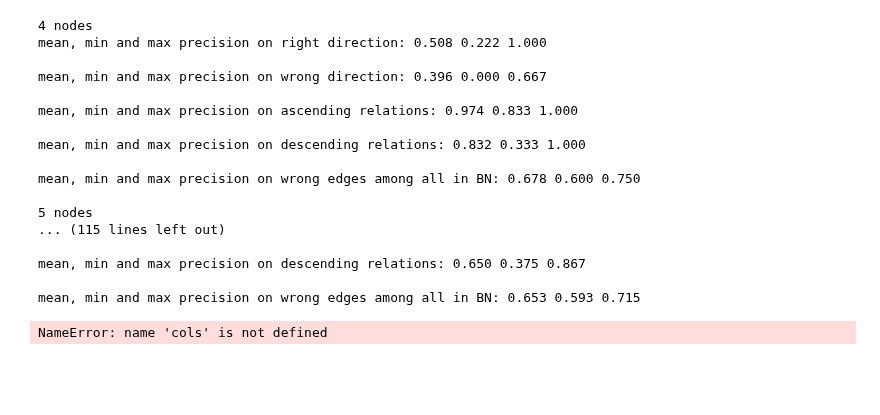
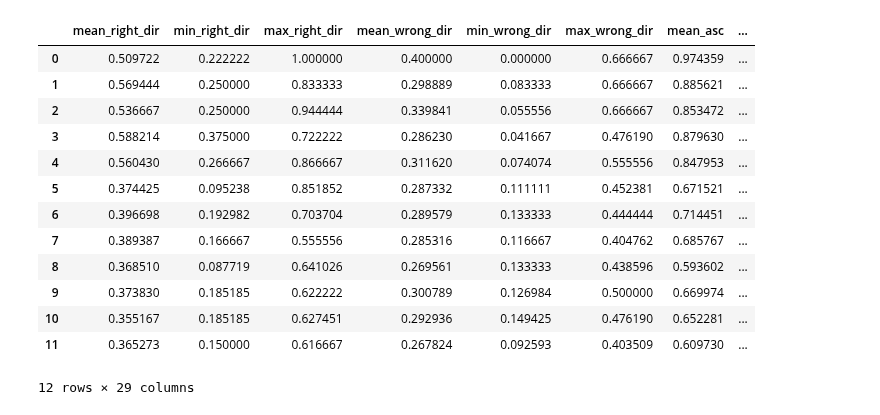
Before and after one commit to dmitry-grigorev/BAMT, a Jupyter notebook: experiments3/Experiments_synth_3.ipynb, the cells around one changed output. Cells and saved outputs as stored; diff of their text form; code cells hidden in the pictures; blank space fills up the shorter version.

```diff
--- a/experiments3/Experiments_synth_3.ipynb
+++ b/experiments3/Experiments_synth_3.ipynb
@@ -64,24 +47,5 @@ table
 table1 = list()
 for i in range(4, 16):
     print(f"{i} nodes")
-    table1.append([ex3aux.simulation(i, transitive_mode=True)])
-table1 = pd.DataFrame(table1, columns=cols, index=list(range(4,16)))
+    print("")
+    table1.append(ex3aux.simulation(i, scoring=("K2", K2Score), transitive_mode=True))
-# %% [output]
-4 nodes
-mean, min and max precision on right direction: 0.508 0.222 1.000
-
-mean, min and max precision on wrong direction: 0.396 0.000 0.667
-
-mean, min and max precision on ascending relations: 0.974 0.833 1.000
-
-mean, min and max precision on descending relations: 0.832 0.333 1.000
-
-mean, min and max precision on wrong edges among all in BN: 0.678 0.600 0.750
-
-5 nodes
-... (115 lines left out)
-
-mean, min and max precision on descending relations: 0.650 0.375 0.867
-
-mean, min and max precision on wrong edges among all in BN: 0.653 0.593 0.715
-NameError: name 'cols' is not defined
@@ -89,0 +52,17 @@ table1
+# %%
+pd.DataFrame([table1[k] for k in range(12)], columns=cols)
+# %% [output]
+|  | mean_right_dir | min_right_dir | max_right_dir | mean_wrong_dir | min_wrong_dir | max_wrong_dir | mean_asc | ... |
+| 0 | 0.509722 | 0.222222 | 1.000000 | 0.400000 | 0.000000 | 0.666667 | 0.974359 | ... |
+| 1 | 0.569444 | 0.250000 | 0.833333 | 0.298889 | 0.083333 | 0.666667 | 0.885621 | ... |
+| 2 | 0.536667 | 0.250000 | 0.944444 | 0.339841 | 0.055556 | 0.666667 | 0.853472 | ... |
+| 3 | 0.588214 | 0.375000 | 0.722222 | 0.286230 | 0.041667 | 0.476190 | 0.879630 | ... |
+| 4 | 0.560430 | 0.266667 | 0.866667 | 0.311620 | 0.074074 | 0.555556 | 0.847953 | ... |
+| 5 | 0.374425 | 0.095238 | 0.851852 | 0.287332 | 0.111111 | 0.452381 | 0.671521 | ... |
+| 6 | 0.396698 | 0.192982 | 0.703704 | 0.289579 | 0.133333 | 0.444444 | 0.714451 | ... |
+| 7 | 0.389387 | 0.166667 | 0.555556 | 0.285316 | 0.116667 | 0.404762 | 0.685767 | ... |
+| 8 | 0.368510 | 0.087719 | 0.641026 | 0.269561 | 0.133333 | 0.438596 | 0.593602 | ... |
+| 9 | 0.373830 | 0.185185 | 0.622222 | 0.300789 | 0.126984 | 0.500000 | 0.669974 | ... |
+| 10 | 0.355167 | 0.185185 | 0.627451 | 0.292936 | 0.149425 | 0.476190 | 0.652281 | ... |
+| 11 | 0.365273 | 0.150000 | 0.616667 | 0.267824 | 0.092593 | 0.403509 | 0.609730 | ... |
+12 rows × 29 columns
```
Also changed, not shown: parts of 49 cells of this notebook, 2 other files.
